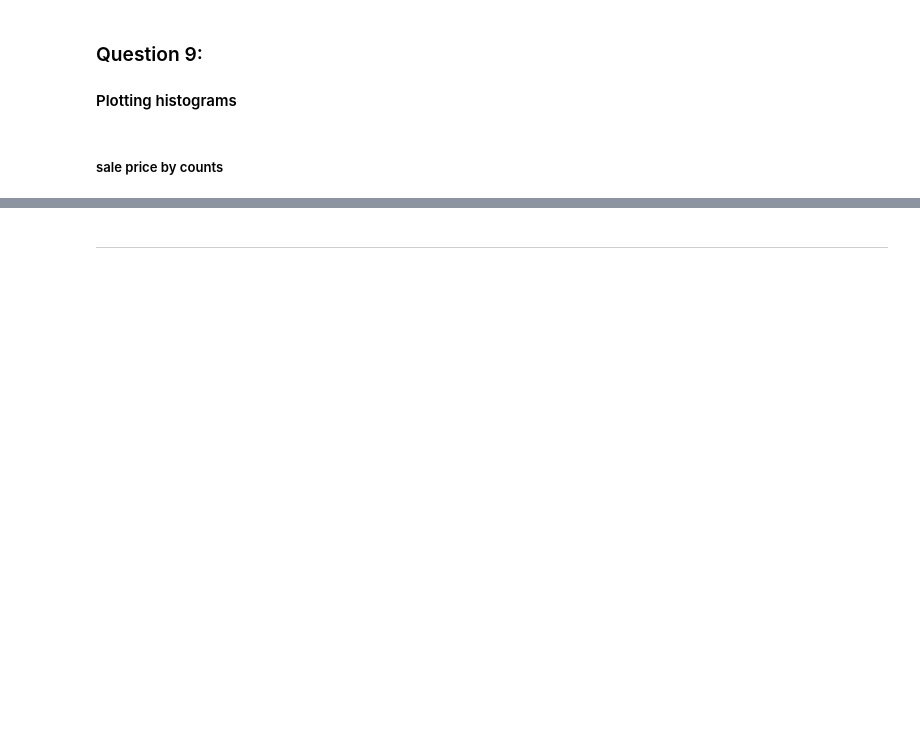
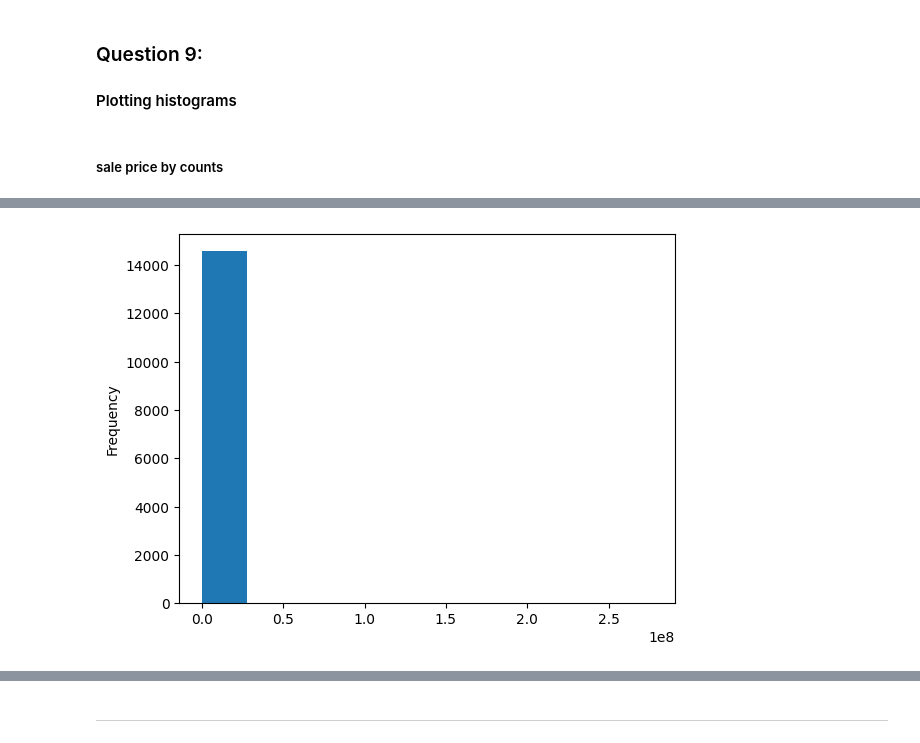
Before and after one commit to gronk-droid/fit2022fall, a Jupyter notebook: cse4510/assignments/gbutlerAssignment1.ipynb, the cells around one changed output, grey strips where cells are left out. Cells and saved outputs as stored; diff of their text form; code cells hidden in the pictures; blank space fills up the shorter version.

```diff
--- a/cse4510/assignments/gbutlerAssignment1.ipynb
+++ b/cse4510/assignments/gbutlerAssignment1.ipynb
@@ -226,0 +227,4 @@ brooklyn['sale_price'].value_counts().plot.bar();
+# %%
+brooklyn[brooklyn['sale_price'] > 0].plot.hist(legend=False);
+# %% [output]
+[figure, added]
```
Also changed, not shown: parts of 18 cells of this notebook.
